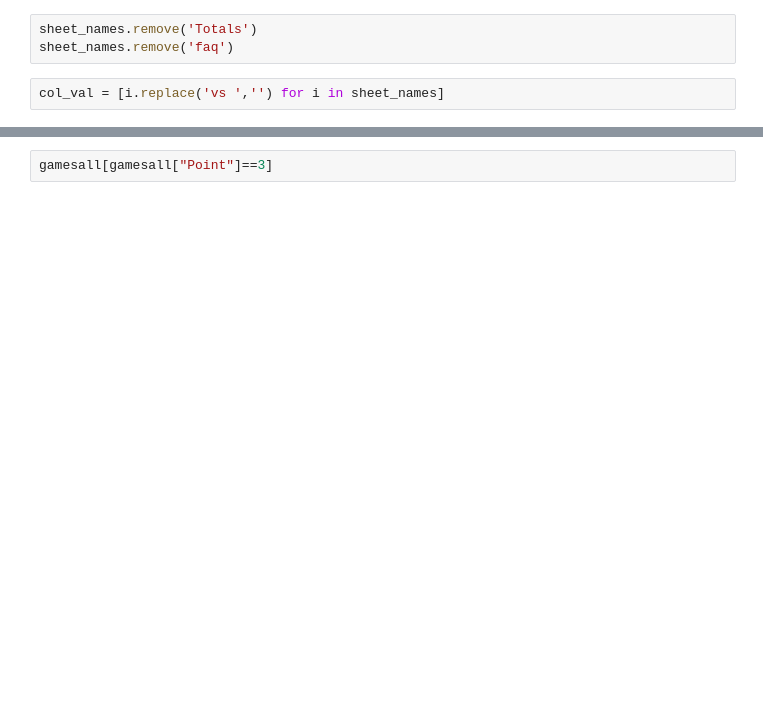
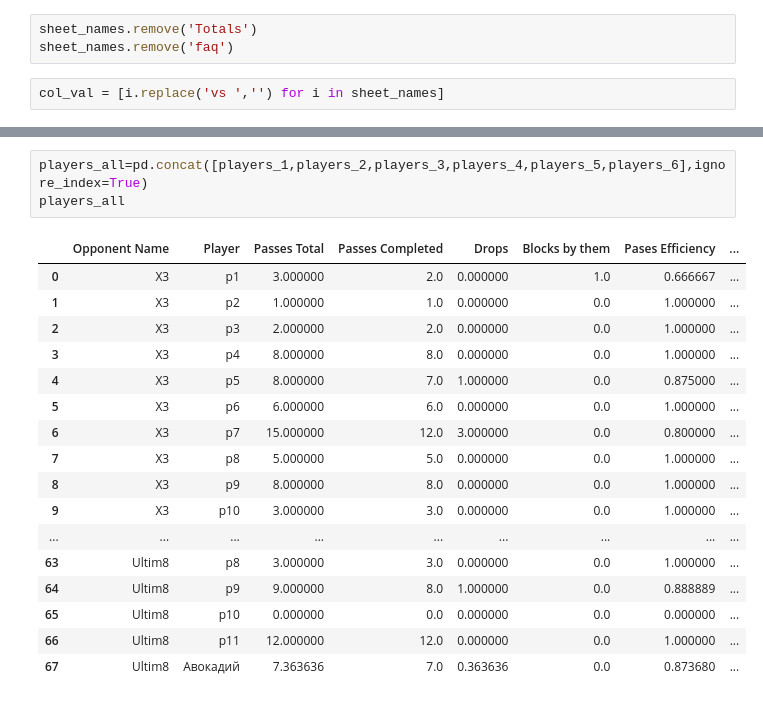
Before and after one commit to rjdyed/kek, a Jupyter notebook: eda.ipynb, the cells around one changed output, grey strips where cells are left out. Saved outputs shown, nothing was run; the diff lists cells and outputs as text; blank space fills up the shorter version.

```diff
--- a/eda.ipynb
+++ b/eda.ipynb
@@ -97,2 +64,21 @@ gamesall
-# %%
-gamesall[gamesall["Point"]==3]
+# %%
+players_all=pd.concat([players_1,players_2,players_3,players_4,players_5,players_6],ignore_index=True)
+players_all
+# %% [output]
+|  | Opponent Name | Player | Passes Total | Passes Completed | Drops | Blocks by them | Pases Efficiency | ... |
+| 0 | X3 | p1 | 3.000000 | 2.0 | 0.000000 | 1.0 | 0.666667 | ... |
+| 1 | X3 | p2 | 1.000000 | 1.0 | 0.000000 | 0.0 | 1.000000 | ... |
+| 2 | X3 | p3 | 2.000000 | 2.0 | 0.000000 | 0.0 | 1.000000 | ... |
+| 3 | X3 | p4 | 8.000000 | 8.0 | 0.000000 | 0.0 | 1.000000 | ... |
+| 4 | X3 | p5 | 8.000000 | 7.0 | 1.000000 | 0.0 | 0.875000 | ... |
+| 5 | X3 | p6 | 6.000000 | 6.0 | 0.000000 | 0.0 | 1.000000 | ... |
+| 6 | X3 | p7 | 15.000000 | 12.0 | 3.000000 | 0.0 | 0.800000 | ... |
+| 7 | X3 | p8 | 5.000000 | 5.0 | 0.000000 | 0.0 | 1.000000 | ... |
+| 8 | X3 | p9 | 8.000000 | 8.0 | 0.000000 | 0.0 | 1.000000 | ... |
+| 9 | X3 | p10 | 3.000000 | 3.0 | 0.000000 | 0.0 | 1.000000 | ... |
+| ... | ... | ... | ... | ... | ... | ... | ... | ... |
+| 63 | Ultim8 | p8 | 3.000000 | 3.0 | 0.000000 | 0.0 | 1.000000 | ... |
+| 64 | Ultim8 | p9 | 9.000000 | 8.0 | 1.000000 | 0.0 | 0.888889 | ... |
+| 65 | Ultim8 | p10 | 0.000000 | 0.0 | 0.000000 | 0.0 | 0.000000 | ... |
+| 66 | Ultim8 | p11 | 12.000000 | 12.0 | 0.000000 | 0.0 | 1.000000 | ... |
+| 67 | Ultim8 | Авокадий | 7.363636 | 7.0 | 0.363636 | 0.0 | 0.873680 | ... |
```
Also changed, not shown: parts of 19 cells of this notebook.
